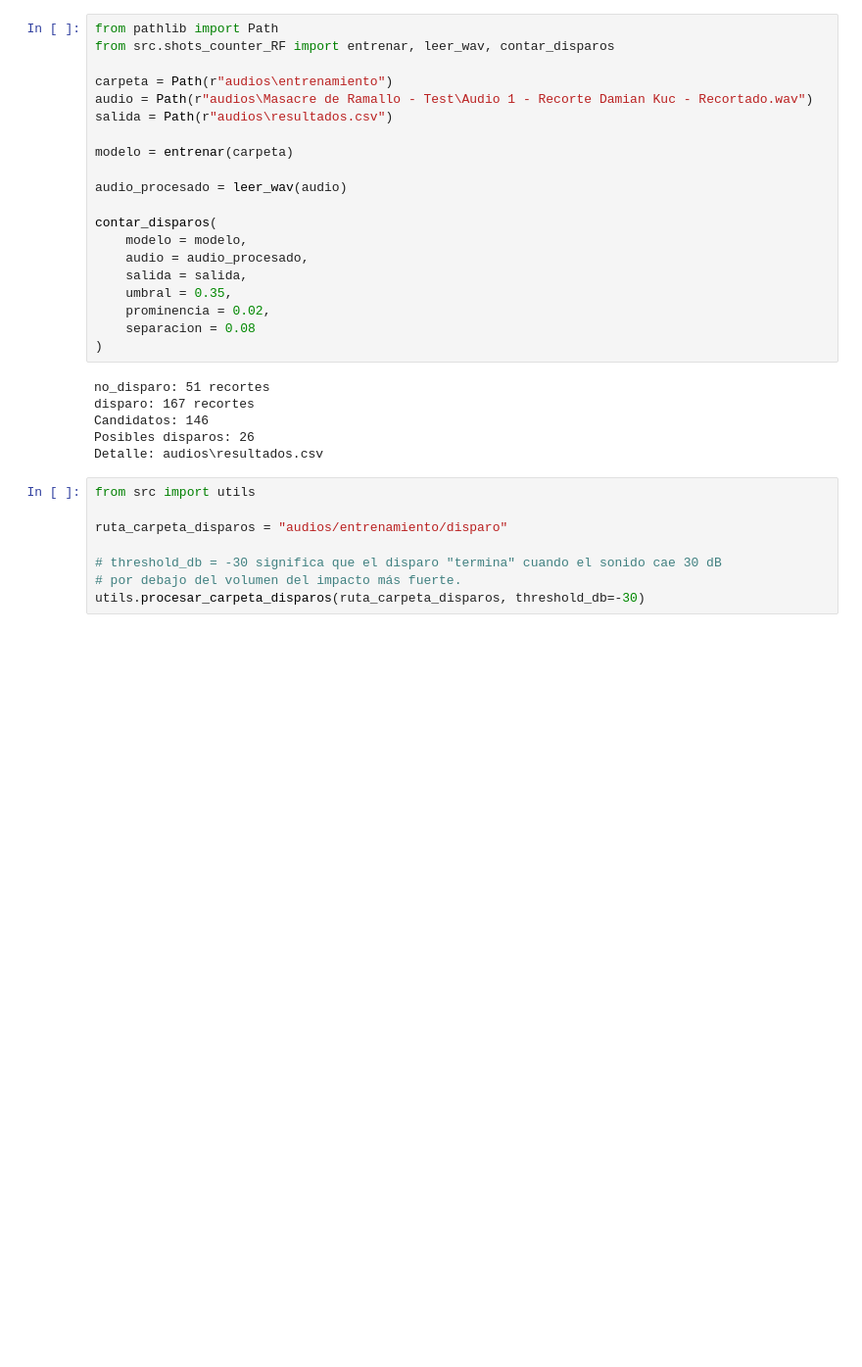
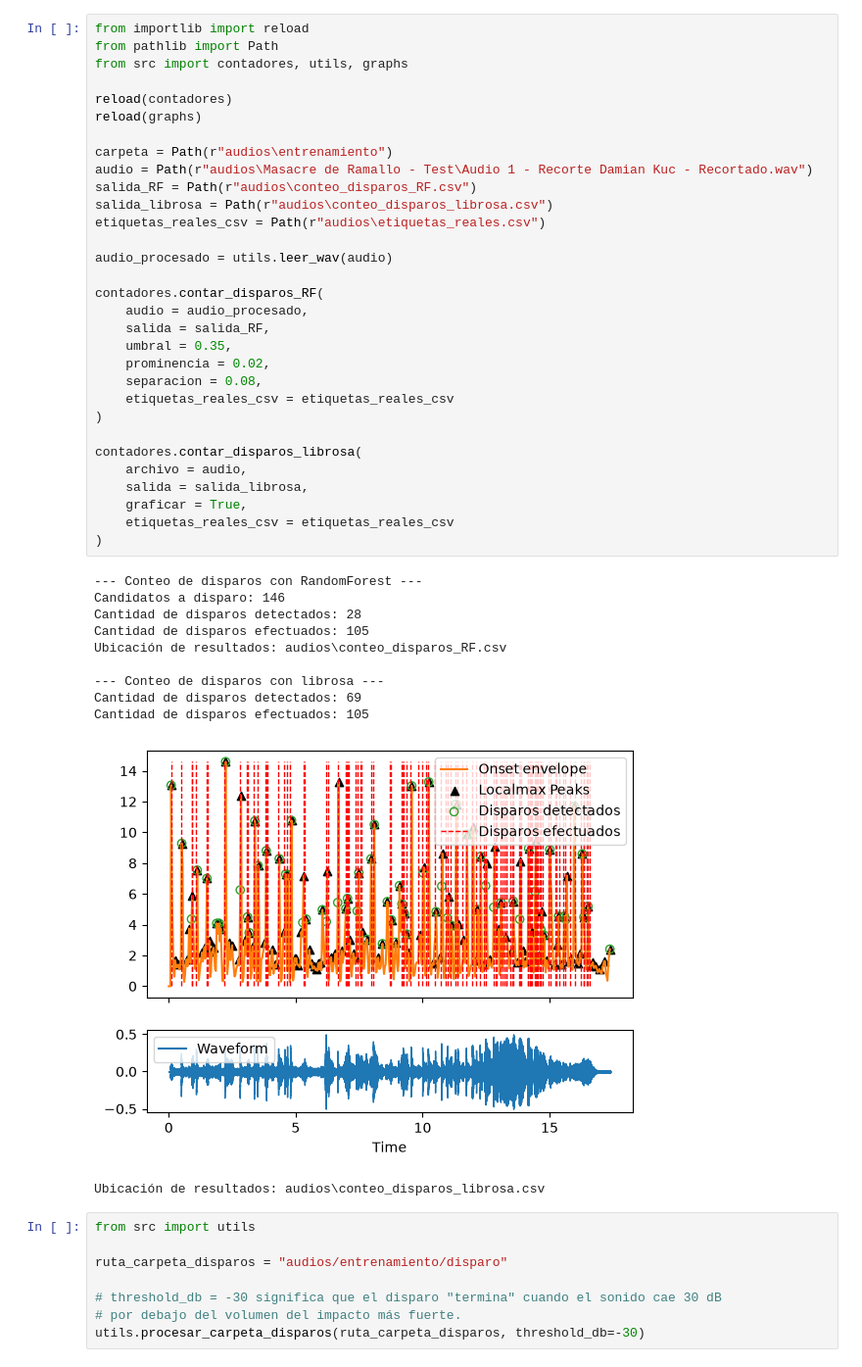
Before and after one commit to lmc2098/Contador_de_DisPyros, a Jupyter notebook: ejecuciones_local.ipynb, the cells around one changed output. Shown at 98% size. Saved outputs shown, nothing was run; the diff lists cells and outputs as text; blank space fills up the shorter version.

```diff
--- a/ejecuciones_local.ipynb
+++ b/ejecuciones_local.ipynb
@@ -1,29 +1,46 @@
 # %%
+from importlib import reload
 from pathlib import Path
-from src.shots_counter_RF import entrenar, leer_wav, contar_disparos
+from src import contadores, utils, graphs
+
+reload(contadores)
+reload(graphs)
 
 carpeta = Path(r"audios\entrenamiento")
 audio = Path(r"audios\Masacre de Ramallo - Test\Audio 1 - Recorte Damian Kuc - Recortado.wav")
-salida = Path(r"audios\resultados.csv")
+salida_RF = Path(r"audios\conteo_disparos_RF.csv")
+salida_librosa = Path(r"audios\conteo_disparos_librosa.csv")
+etiquetas_reales_csv = Path(r"audios\etiquetas_reales.csv")
 
-modelo = entrenar(carpeta)
+audio_procesado = utils.leer_wav(audio)
 
-audio_procesado = leer_wav(audio)
-
-contar_disparos(
-    modelo = modelo,
+contadores.contar_disparos_RF(
     audio = audio_procesado,
-    salida = salida,
+    salida = salida_RF,
     umbral = 0.35,
     prominencia = 0.02,
-    separacion = 0.08
+    separacion = 0.08,
+    etiquetas_reales_csv = etiquetas_reales_csv
 )
+
+contadores.contar_disparos_librosa(
+    archivo = audio,
+    salida = salida_librosa,
+    graficar = True,
+    etiquetas_reales_csv = etiquetas_reales_csv
+)
 # %% [output]
-no_disparo: 51 recortes
-disparo: 167 recortes
-Candidatos: 146
-Posibles disparos: 26
-Detalle: audios\resultados.csv
+--- Conteo de disparos con RandomForest ---
+Candidatos a disparo: 146
+Cantidad de disparos detectados: 28
+Cantidad de disparos efectuados: 105
+Ubicación de resultados: audios\conteo_disparos_RF.csv
+
+--- Conteo de disparos con librosa ---
+Cantidad de disparos detectados: 69
+Cantidad de disparos efectuados: 105
+[figure, added]
+Ubicación de resultados: audios\conteo_disparos_librosa.csv
 # %%
 from src import utils
 
```
Also changed, not shown: parts of 1 cell of this notebook, 16 other files.
